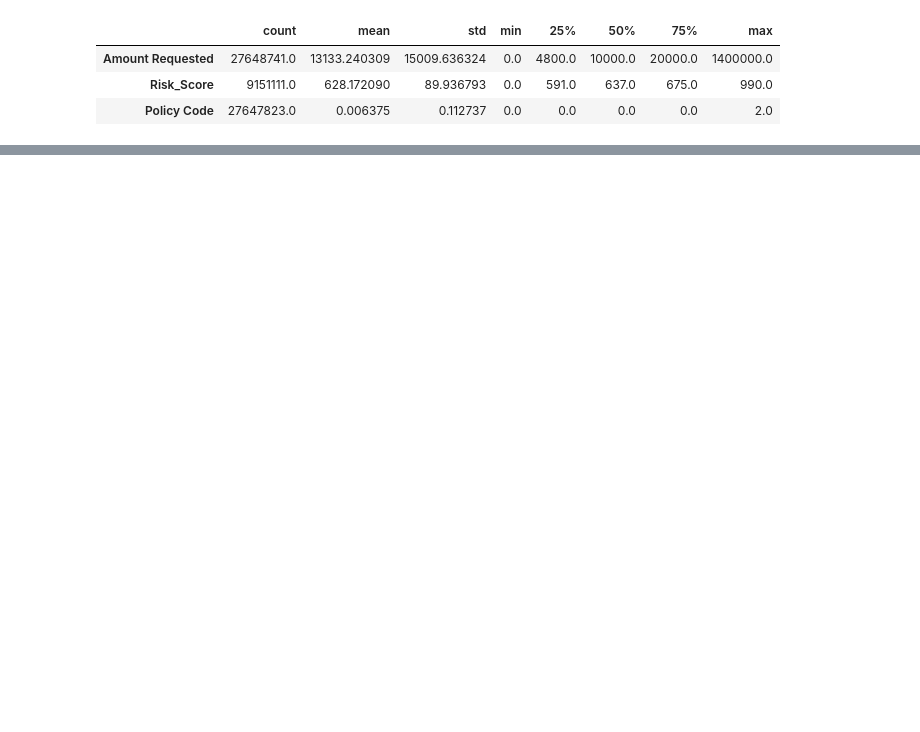
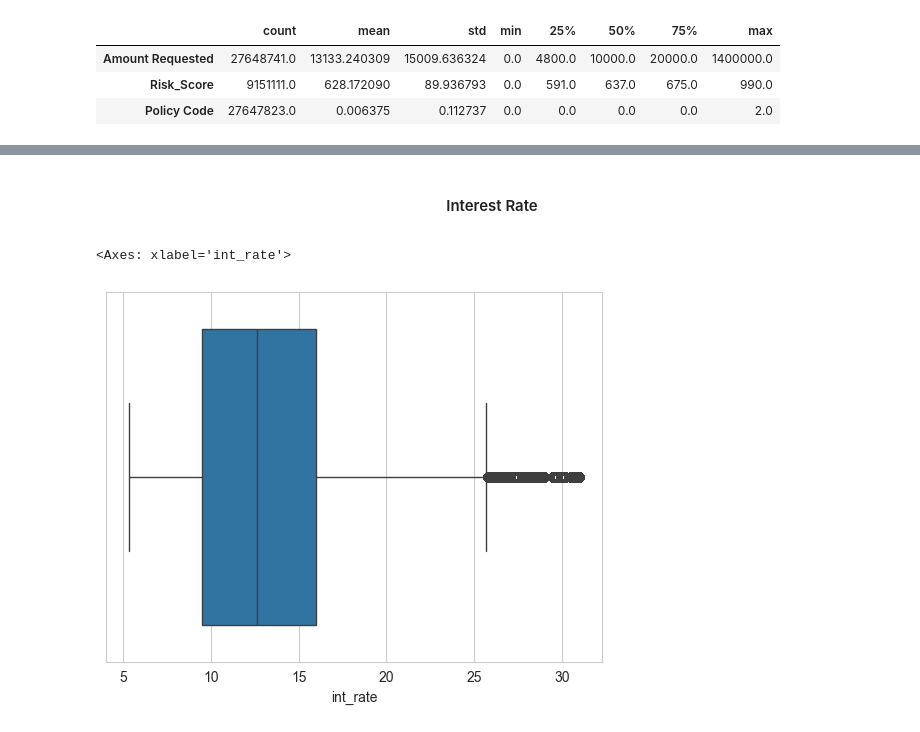
Before and after one commit to nadirg2/predict-loan, a Jupyter notebook: main.ipynb, the cells around one changed output, grey strips where cells are left out. Cells and saved outputs as stored; diff of their text form; code cells hidden in the pictures; blank space fills up the shorter version.

Commit message:
data analyse

```diff
--- a/main.ipynb
+++ b/main.ipynb
@@ -46,0 +330,7 @@ r.describe().T
+# %% [markdown]
+<center><h4>Interest Rate</h4></center>
+# %%
+sns.boxplot(x="int_rate", data=a)
+# %% [output]
+<Axes: xlabel='int_rate'>
+[figure, added]
```
Also changed, not shown: parts of 29 cells of this notebook.
